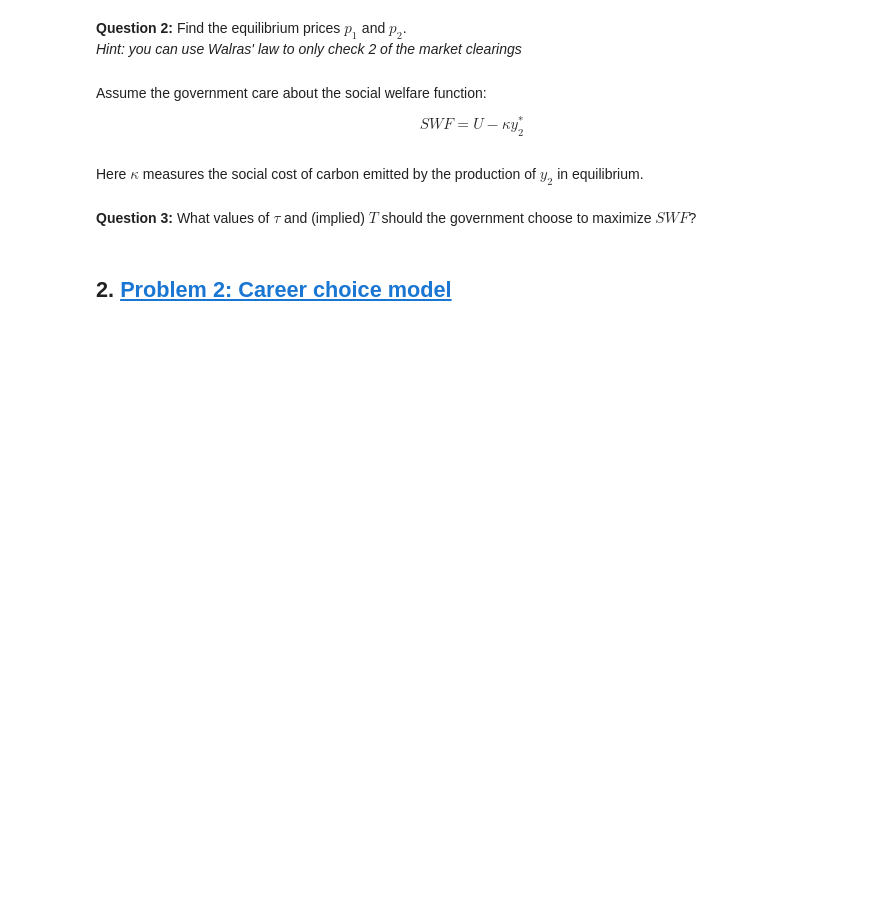
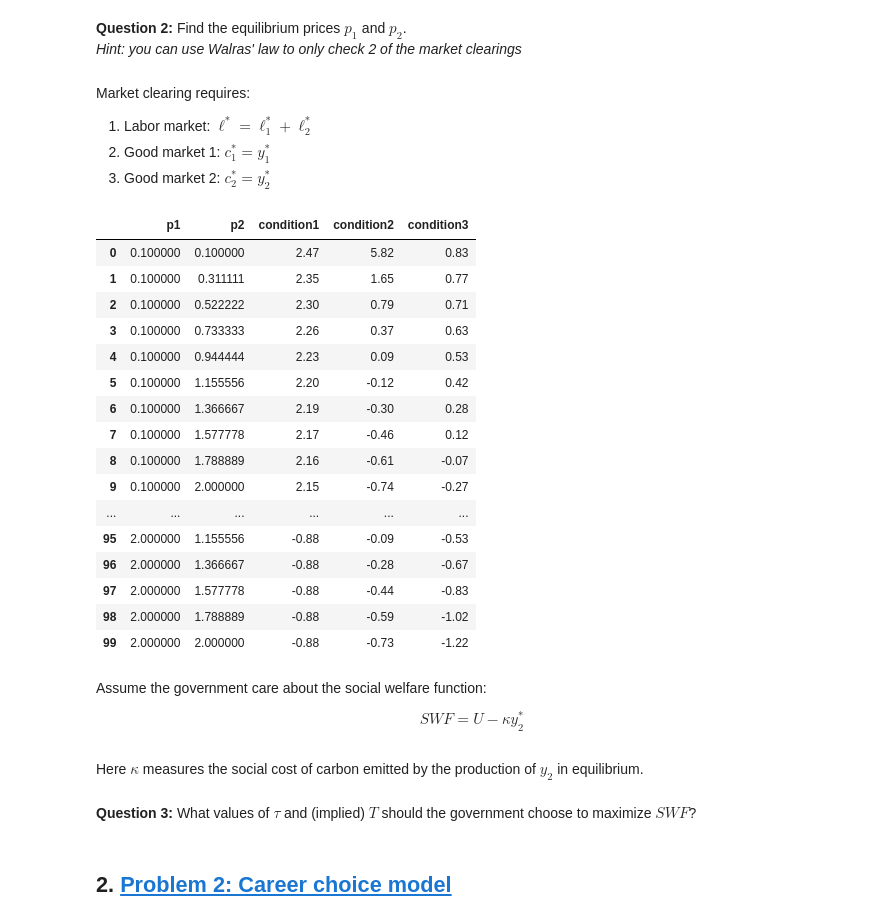
Before and after one commit to NumEconCopenhagen/projects-2024-Bertil-Nikoline-Victor, a Jupyter notebook: examproject/Q1_exam_2024.ipynb, the cells around one changed output. Cells and saved outputs as stored; diff of their text form; code cells hidden in the pictures; blank space fills up the shorter version.

```diff
--- a/examproject/Q1_exam_2024.ipynb
+++ b/examproject/Q1_exam_2024.ipynb
@@ -138,3 +257,46 @@ print(profit_array)
+# %% [markdown]
+Market clearing requires:
+
+1. Labor market: $\ell^* = \ell_1^* + \ell_2^*$
+1. Good market 1: $c_1^* = y_1^*$
+1. Good market 2: $c_2^* = y_2^*$
+# %%
+import pandas as pd
+from IPython.display import display
+
+
+market_clearing_prices = Problem1Helper.find_equilibrium_prices(information)
+
+(p1, p2, condition1, condition2, condition3) = market_clearing_prices
+
+# Create a DataFrame
+df = pd.DataFrame({'p1': p1,
+                   'p2': p2,
+                   'condition1': condition1,
+                   'condition2': condition2,
+                   'condition3': condition3})
+
+# Display the entire DataFrame without truncation
+with pd.option_context('display.max_rows', None, 'display.max_columns', None):
+    display(df)
+# %% [output]
+|  | p1 | p2 | condition1 | condition2 | condition3 |
+| 0 | 0.100000 | 0.100000 | 2.47 | 5.82 | 0.83 |
+| 1 | 0.100000 | 0.311111 | 2.35 | 1.65 | 0.77 |
+| 2 | 0.100000 | 0.522222 | 2.30 | 0.79 | 0.71 |
+| 3 | 0.100000 | 0.733333 | 2.26 | 0.37 | 0.63 |
+| 4 | 0.100000 | 0.944444 | 2.23 | 0.09 | 0.53 |
+| 5 | 0.100000 | 1.155556 | 2.20 | -0.12 | 0.42 |
+| 6 | 0.100000 | 1.366667 | 2.19 | -0.30 | 0.28 |
+| 7 | 0.100000 | 1.577778 | 2.17 | -0.46 | 0.12 |
+| 8 | 0.100000 | 1.788889 | 2.16 | -0.61 | -0.07 |
+| 9 | 0.100000 | 2.000000 | 2.15 | -0.74 | -0.27 |
+| ... | ... | ... | ... | ... | ... |
+| 95 | 2.000000 | 1.155556 | -0.88 | -0.09 | -0.53 |
+| 96 | 2.000000 | 1.366667 | -0.88 | -0.28 | -0.67 |
+| 97 | 2.000000 | 1.577778 | -0.88 | -0.44 | -0.83 |
+| 98 | 2.000000 | 1.788889 | -0.88 | -0.59 | -1.02 |
+| 99 | 2.000000 | 2.000000 | -0.88 | -0.73 | -1.22 |
 # %% [markdown]
 Assume the government care about the social welfare function:
 
```
Also changed, not shown: parts of 3 cells of this notebook, 1 other file.
